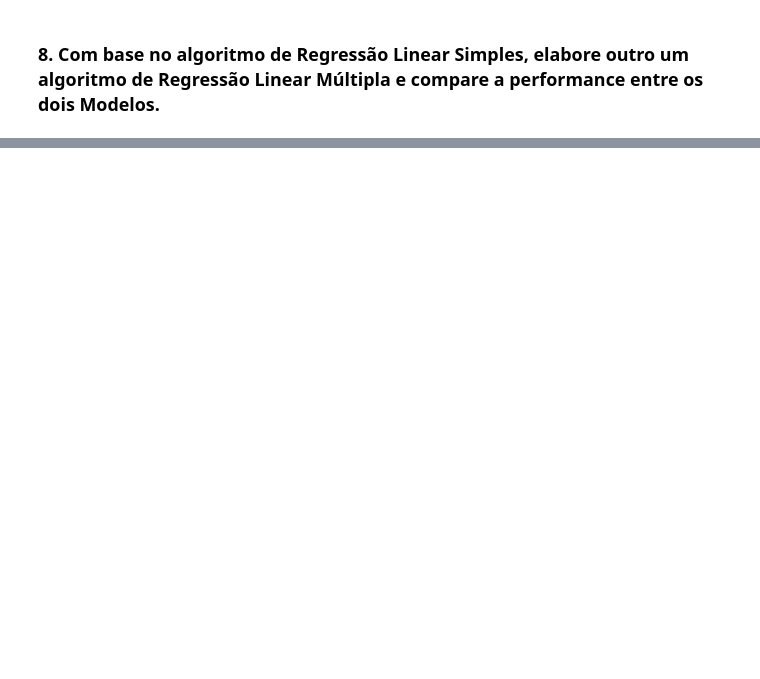
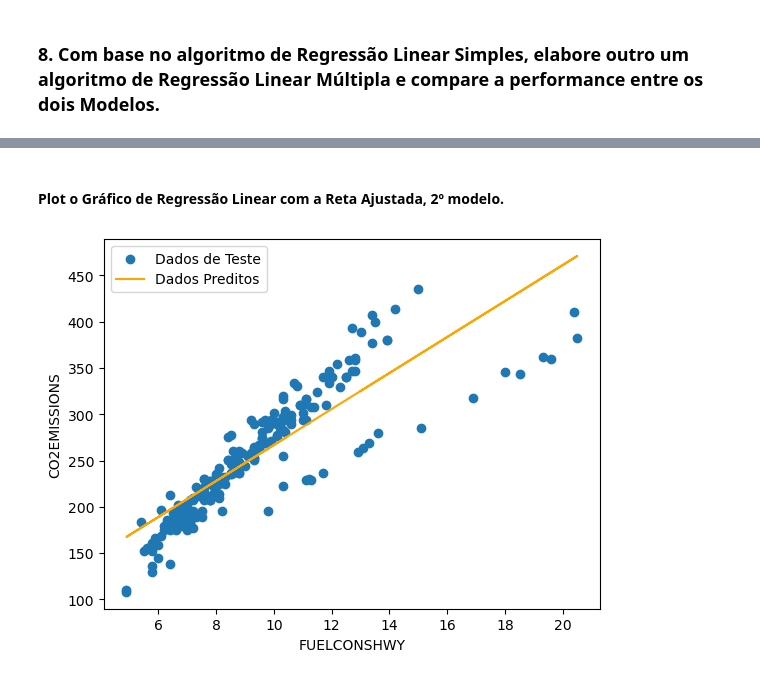
Before and after one commit to JulioAquinoDev/Classification_and_regression, a Jupyter notebook: Classification_and_regression.ipynb, the cells around one changed output, grey strips where cells are left out. Cells and saved outputs as stored; diff of their text form; code cells hidden in the pictures; blank space fills up the shorter version.

Commit message:
+ Grafico 2º modelo.

```diff
--- a/Classification_and_regression.ipynb
+++ b/Classification_and_regression.ipynb
@@ -407,0 +412,11 @@ R2 value: 0.81
+# %% [markdown]
+#### Plot o Gráfico de Regressão Linear com a Reta Ajustada, 2º modelo.
+# %%
+plt.scatter(X_test, y_test, label = "Dados de Teste")
+plt.plot(X_test, y_pred, c = "orange", label = "Dados Preditos")
+plt.xlabel("FUELCONSHWY")
+plt.ylabel("CO2EMISSIONS")
+plt.legend()
+plt.show()
+# %% [output]
+[figure, added]
```
Also changed, not shown: parts of 25 cells of this notebook.
